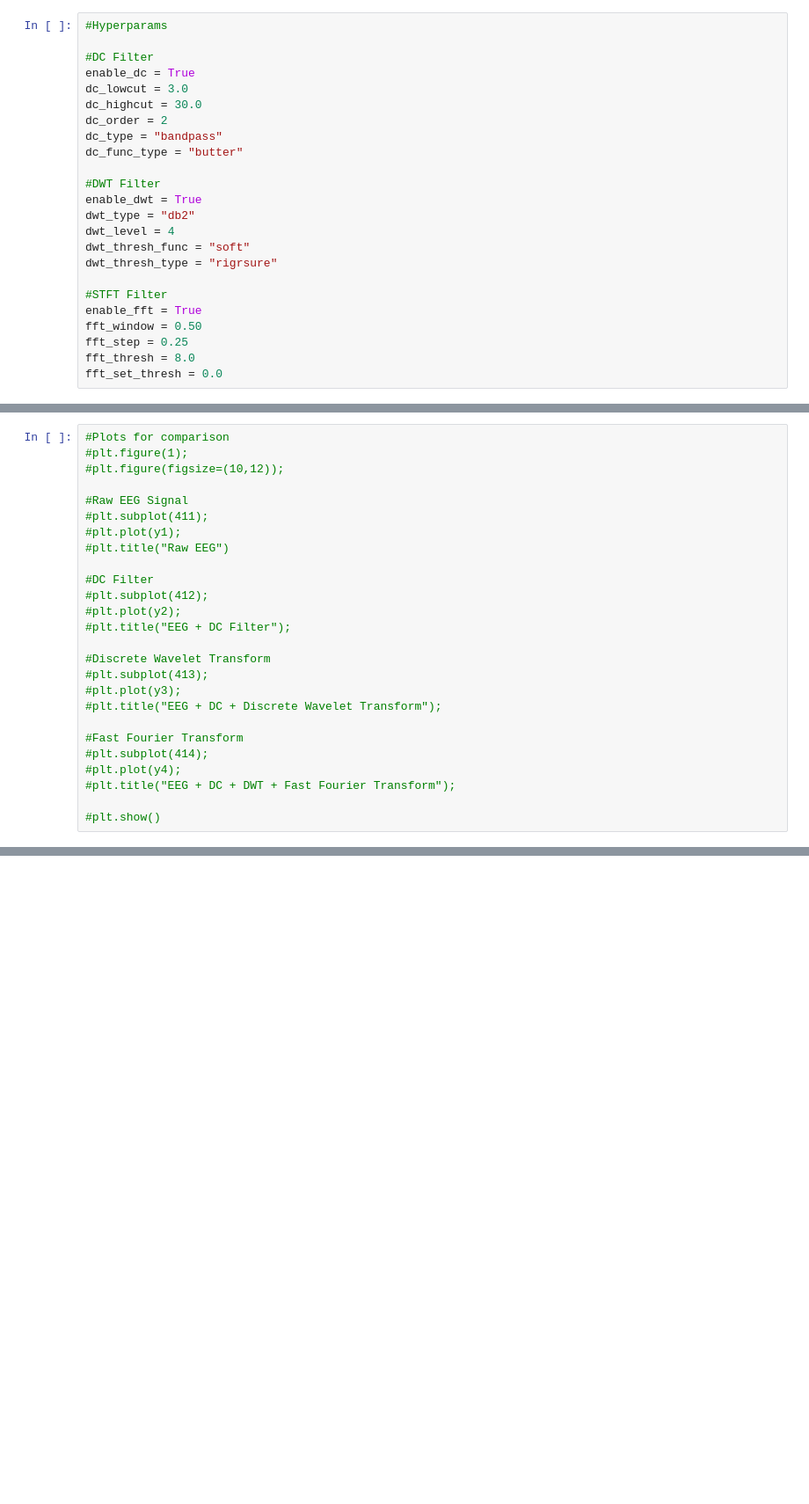
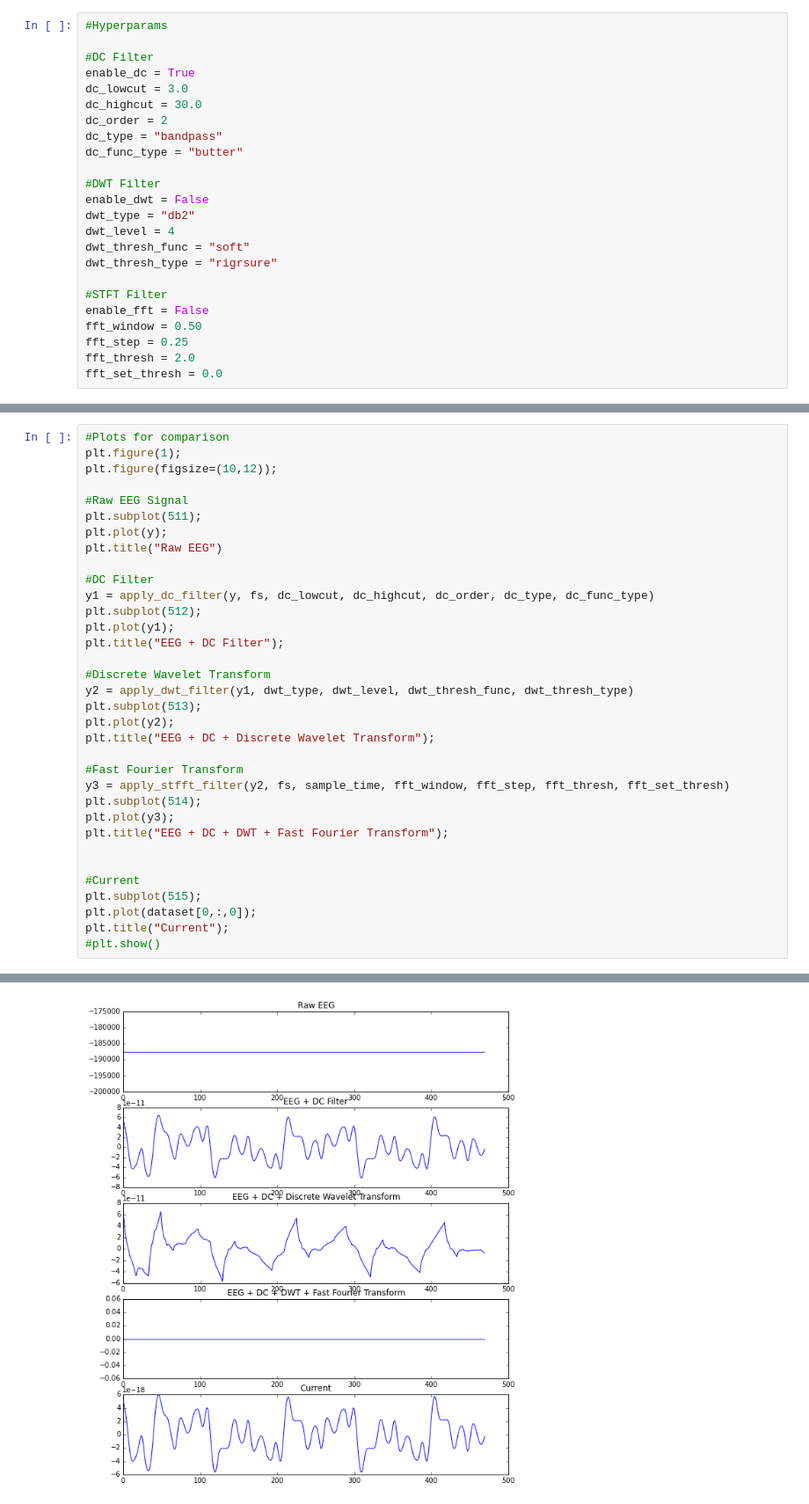
Before and after one commit to arppa99100/eeg_modeling, a Jupyter notebook: view_data.ipynb, the cells around one changed output, grey strips where cells are left out. Shown at 88% size. Drawn from its saved outputs; the diff is of its cells as text; blank space fills up the shorter version.

```diff
--- a/view_data.ipynb
+++ b/view_data.ipynb
@@ -21,15 +21,15 @@ dc_type = "bandpass"
 dc_func_type = "butter"
 
 #DWT Filter
-enable_dwt = True
+enable_dwt = False
 dwt_type = "db2"
 dwt_level = 4
 dwt_thresh_func = "soft"
 dwt_thresh_type = "rigrsure"
 
 #STFT Filter
-enable_fft = True
+enable_fft = False
 fft_window = 0.50
 fft_step = 0.25
-fft_thresh = 8.0
+fft_thresh = 2.0
 fft_set_thresh = 0.0
@@ -36,26 +58,35 @@ fft_set_thresh = 0.0
 # %%
 #Plots for comparison
-#plt.figure(1);
-#plt.figure(figsize=(10,12));
+plt.figure(1);
+plt.figure(figsize=(10,12));
 
 #Raw EEG Signal
-#plt.subplot(411);
-#plt.plot(y1);
-#plt.title("Raw EEG")
+plt.subplot(511);
+plt.plot(y);
+plt.title("Raw EEG")
 
 #DC Filter
-#plt.subplot(412);
-#plt.plot(y2);
-#plt.title("EEG + DC Filter");
+y1 = apply_dc_filter(y, fs, dc_lowcut, dc_highcut, dc_order, dc_type, dc_func_type)
+plt.subplot(512);
+plt.plot(y1);
+plt.title("EEG + DC Filter");
 
 #Discrete Wavelet Transform
-#plt.subplot(413);
-#plt.plot(y3);
-#plt.title("EEG + DC + Discrete Wavelet Transform");
+y2 = apply_dwt_filter(y1, dwt_type, dwt_level, dwt_thresh_func, dwt_thresh_type)
+plt.subplot(513);
+plt.plot(y2);
+plt.title("EEG + DC + Discrete Wavelet Transform");
 
 #Fast Fourier Transform
-#plt.subplot(414);
-#plt.plot(y4);
-#plt.title("EEG + DC + DWT + Fast Fourier Transform");
+y3 = apply_stfft_filter(y2, fs, sample_time, fft_window, fft_step, fft_thresh, fft_set_thresh)
+plt.subplot(514);
+plt.plot(y3);
+plt.title("EEG + DC + DWT + Fast Fourier Transform");
 
+
+#Current
+plt.subplot(515);
+plt.plot(dataset[0,:,0]);
+plt.title("Current");
 #plt.show()
+# %% [output]
@@ -61,0 +95 @@ fft_set_thresh = 0.0
+[figure, added]
```
Also changed, not shown: parts of 7 cells of this notebook, 7 other files.
